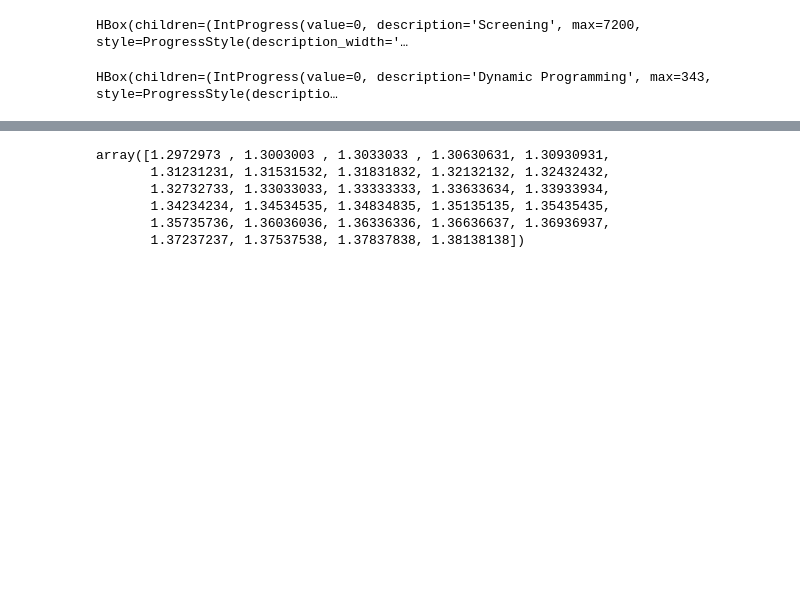
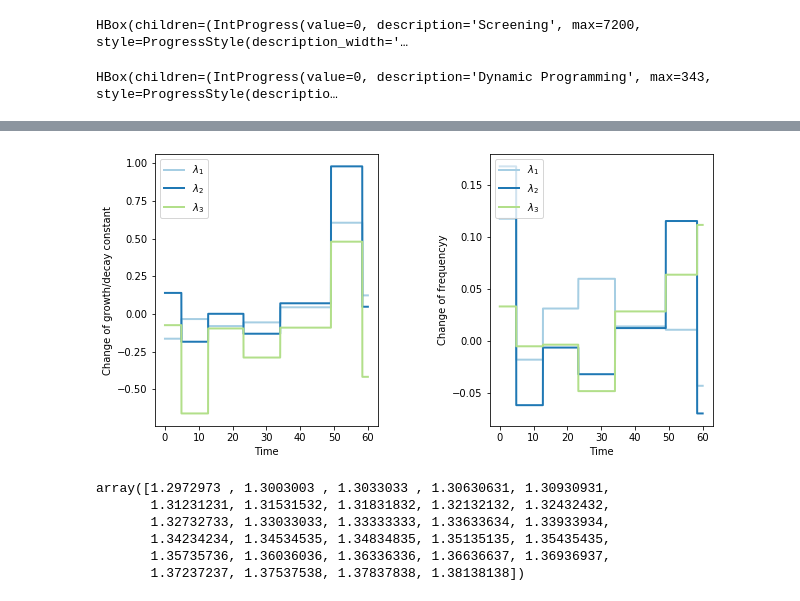
Before and after one commit to JINhuaqing/TVDN-simu, a Jupyter notebook: realdata/MEG-eye-data03st1026.ipynb, the cells around one changed output, grey strips where cells are left out. Saved outputs shown, nothing was run; the diff lists cells and outputs as text; code cells hidden in the pictures; blank space fills up the shorter version.

```diff
--- a/realdata/MEG-eye-data03st1026.ipynb
+++ b/realdata/MEG-eye-data03st1026.ipynb
@@ -202,5 +202,9 @@ detRaw.PlotEcpts(GT=gtSt03.cpts)
 +-------------+---------------------------------------+-------------------+------+
 [figure]
+# %%
+detRaw.PlotEigenCurve()
+# %% [output]
+[figure, added]
 # %%
 detRaw.kappas[detRaw.numchgs==6]
 # %% [output]
```
Also changed, not shown: parts of 4 cells of this notebook, 1 other file.
